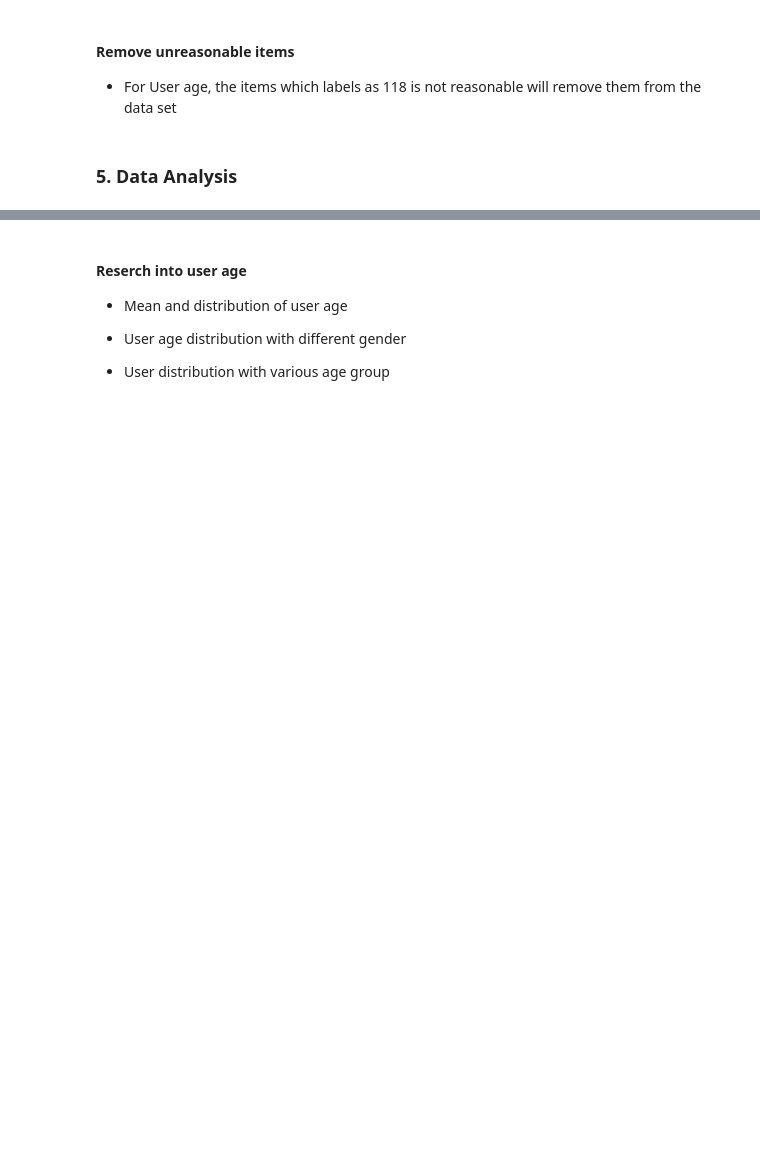
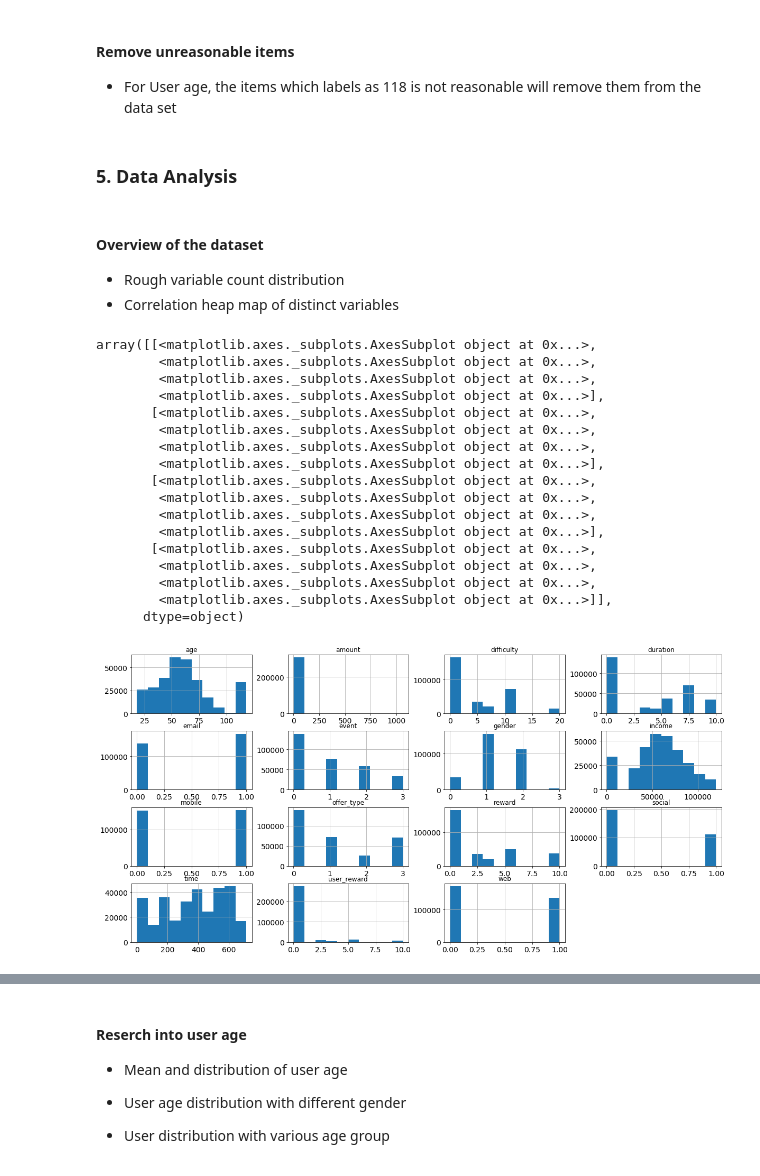
Before and after one commit to ZhuqingZhang0422/Starbucks-Capstone-Project, a Jupyter notebook: Starbucks_Capstone_notebook.ipynb, the cells around one changed output, grey strips where cells are left out. Cells and saved outputs as stored; diff of their text form; code cells hidden in the pictures; blank space fills up the shorter version.

Commit message:
Doct: Rearrange Data analysis
Doct:
1. Rearrange Data analysis part
2. Add notation and reasoning in mark down

```diff
--- a/Starbucks_Capstone_notebook.ipynb
+++ b/Starbucks_Capstone_notebook.ipynb
@@ -228,4 +203,0 @@ count  306534.000000  306534.000000  306534.000000  306534.000000
-# %%
-font = {'size': 13}
-plt.rc('font', **font)
-sns.heatmap(study.corr(), annot=True, fmt=".2f",square=True);
@@ -241,3 +209,30 @@ index_remove = study[study['age'] == 118].index
 study.drop(index_remove, inplace=True)
 # %% [markdown]
 ### 5. Data Analysis
+# %% [markdown]
+#### Overview of the dataset
+* Rough variable count distribution
+* Correlation heap map of distinct variables
+# %%
+# Provide overview of the data set
+plt.rcParams["figure.figsize"] = (20,10)
+study.hist()
+# %% [output]
+array([[<matplotlib.axes._subplots.AxesSubplot object at 0x...>,
+        <matplotlib.axes._subplots.AxesSubplot object at 0x...>,
+        <matplotlib.axes._subplots.AxesSubplot object at 0x...>,
+        <matplotlib.axes._subplots.AxesSubplot object at 0x...>],
+       [<matplotlib.axes._subplots.AxesSubplot object at 0x...>,
+        <matplotlib.axes._subplots.AxesSubplot object at 0x...>,
+        <matplotlib.axes._subplots.AxesSubplot object at 0x...>,
+        <matplotlib.axes._subplots.AxesSubplot object at 0x...>],
+       [<matplotlib.axes._subplots.AxesSubplot object at 0x...>,
+        <matplotlib.axes._subplots.AxesSubplot object at 0x...>,
+        <matplotlib.axes._subplots.AxesSubplot object at 0x...>,
+        <matplotlib.axes._subplots.AxesSubplot object at 0x...>],
+       [<matplotlib.axes._subplots.AxesSubplot object at 0x...>,
+        <matplotlib.axes._subplots.AxesSubplot object at 0x...>,
+        <matplotlib.axes._subplots.AxesSubplot object at 0x...>,
+        <matplotlib.axes._subplots.AxesSubplot object at 0x...>]],
+      dtype=object)
+[figure, added]
```
Also changed, not shown: parts of 7 cells of this notebook.
